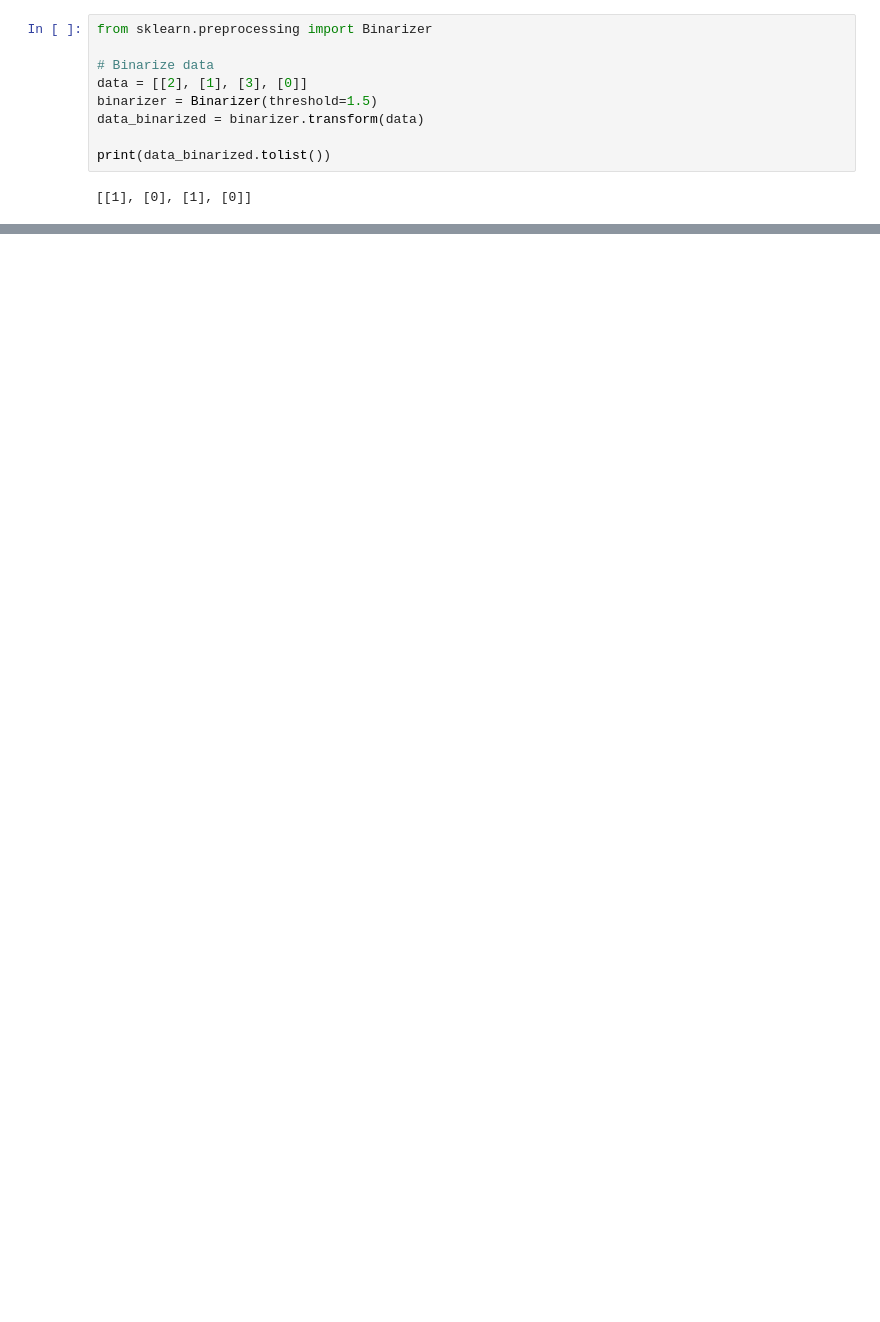
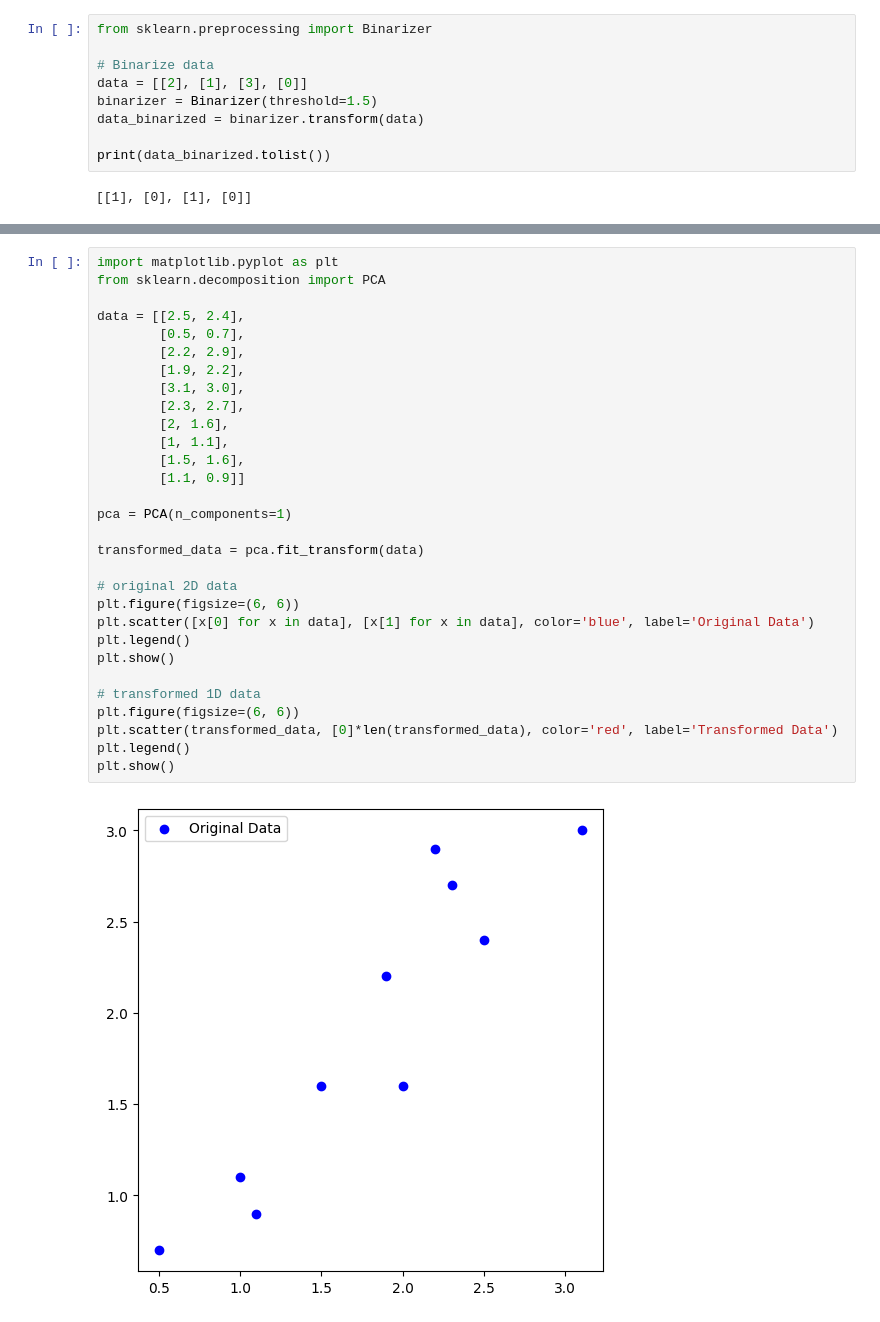
Before and after one commit to patty111/DataMiningNTNU, a Jupyter notebook: hw4-scikit learn 學習單.ipynb, the cells around one changed output, grey strips where cells are left out. Saved outputs shown, nothing was run; the diff lists cells and outputs as text; blank space fills up the shorter version.

```diff
--- a/hw4-scikit learn 學習單.ipynb
+++ b/hw4-scikit learn 學習單.ipynb
@@ -75,0 +198,32 @@ print(data_binarized.tolist())
+# %%
+import matplotlib.pyplot as plt
+from sklearn.decomposition import PCA
+
+data = [[2.5, 2.4],
+        [0.5, 0.7],
+        [2.2, 2.9],
+        [1.9, 2.2],
+        [3.1, 3.0],
+        [2.3, 2.7],
+        [2, 1.6],
+        [1, 1.1],
+        [1.5, 1.6],
+        [1.1, 0.9]]
+
+pca = PCA(n_components=1)
+
+transformed_data = pca.fit_transform(data)
+
+# original 2D data
+plt.figure(figsize=(6, 6))
+plt.scatter([x[0] for x in data], [x[1] for x in data], color='blue', label='Original Data')
+plt.legend()
+plt.show()
+
+# transformed 1D data
+plt.figure(figsize=(6, 6))
+plt.scatter(transformed_data, [0]*len(transformed_data), color='red', label='Transformed Data')
+plt.legend()
+plt.show()
+# %% [output]
+[figure, added]
```
Also changed, not shown: parts of 28 cells of this notebook.
